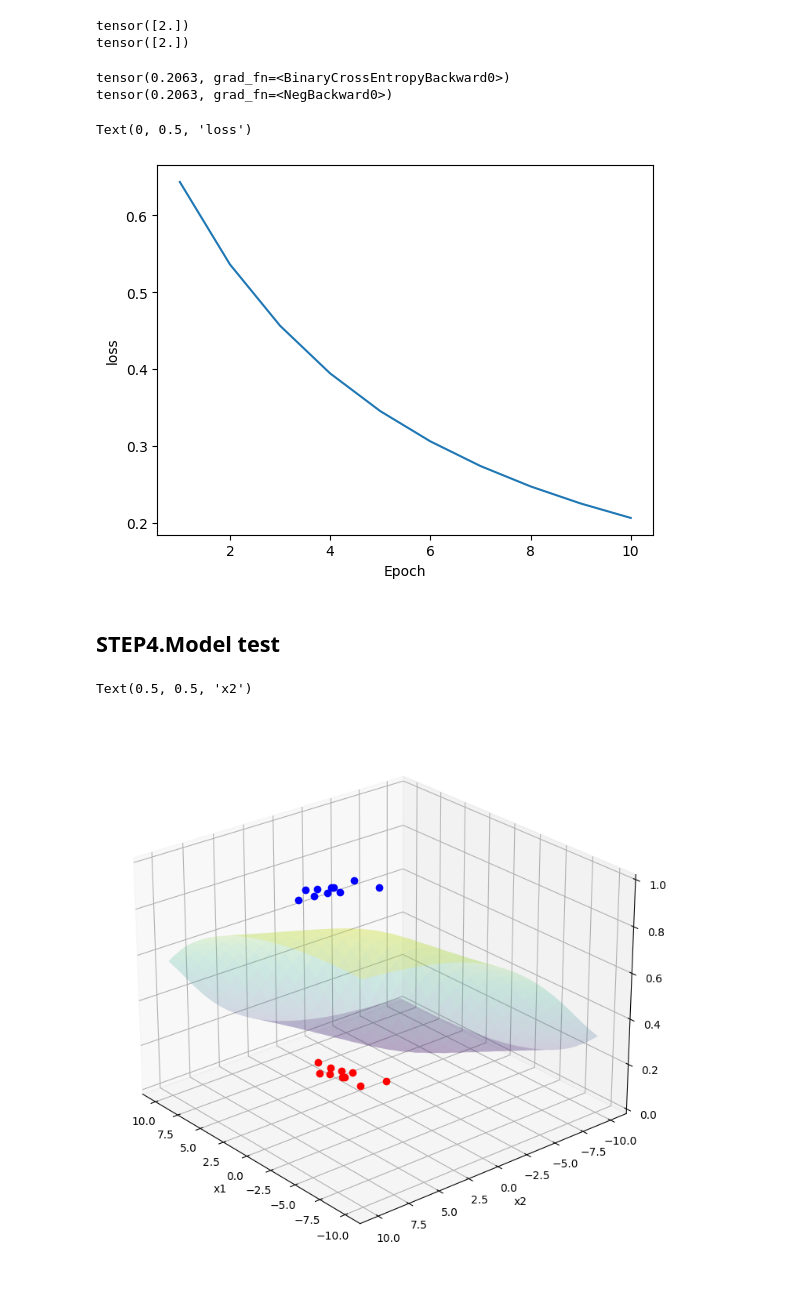
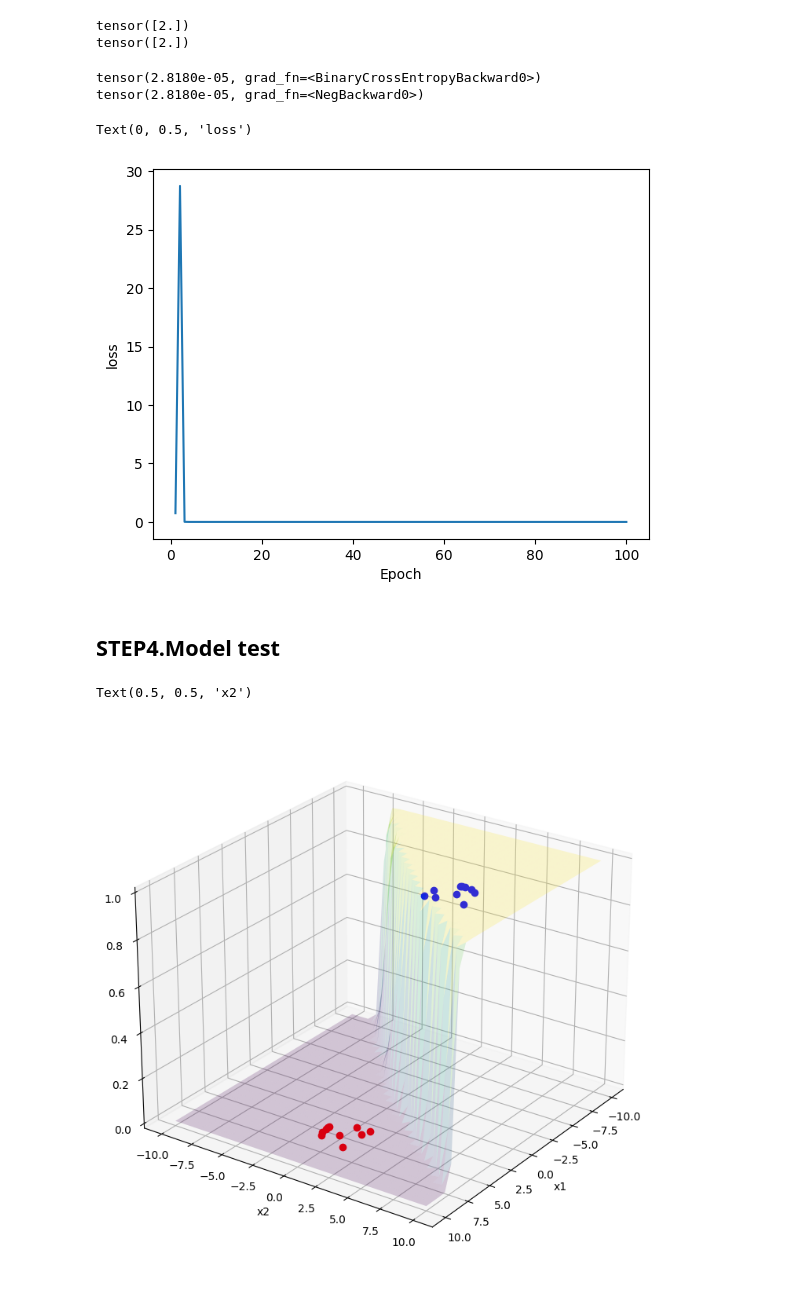
Before and after one commit to sokhan1/PYTHON, a Jupyter notebook: Binary_Classification.ipynb, the cells around one changed output. Cells and saved outputs as stored; diff of their text form; code cells hidden in the pictures.

```diff
--- a/Binary_Classification.ipynb
+++ b/Binary_Classification.ipynb
@@ -34,9 +34,9 @@ class MLP(nn.Module):
     def __init__(self):
         super().__init__()
 
-        self.testmodel = nn.Sequential(nn.Linear(2,100),
+        self.testmodel = nn.Sequential(nn.Linear(2,10000),
                                        nn.Sigmoid(),
-                                       nn.Linear(100,1), # This is binary classification that's why output node is 1
+                                       nn.Linear(10000,1), # This is binary classification that's why output node is 1
                                        nn.Sigmoid())
     def forward(self,x):
         x=self.testmodel(x)
@@ -62,7 +62,7 @@ from torch import optim
 import torch.nn.functional as F
 
 LR = 1e-1 #Learning Rate=LR
-EPOCH = 10
+EPOCH = 100
 
 optimizer = optim.SGD(testmodel.parameters(),lr=LR) # optim needs weight(parameter) and Learning Rate
 
@@ -115,44 +112,44 @@ tensor([2.])
 print(F.binary_cross_entropy(y_hat,y))
 print(-torch.sum(torch.log(y_hat**y*(1-y_hat)**(1-y))/N)) #binary_cross_entropy is mean value
 # %% [output]
-tensor(0.2063, grad_fn=<BinaryCrossEntropyBackward0>)
-tensor(0.2063, grad_fn=<NegBackward0>)
+tensor(2.8180e-05, grad_fn=<BinaryCrossEntropyBackward0>)
+tensor(2.8180e-05, grad_fn=<NegBackward0>)
 # %%
 plt.plot(range(1,EPOCH+1),loss_graph)
 plt.xlabel('Epoch')
 plt.ylabel('loss')
 # %% [output]
 Text(0, 0.5, 'loss')
-[figure, old version]
+[figure, new version]
 # %% [markdown]
 ## STEP4.Model test
 # %%
 x1_test=torch.linspace(-10,10,30)
 x2_test=torch.linspace(-10,10,30)
 X1_test, X2_test=torch.meshgrid(x1_test,x2_test)
 X_test=torch.cat([X1_test.unsqueeze(dim=2), X2_test.unsqueeze(dim=2)], dim=2)
 X_test.shape
 
 y_result=testmodel(X_test)
 y_hat.shape
 
 #Test not Training, eval is needed, for example DROP OUT
 testmodel.eval()  # In case of Drop Out, Test model and Training model are different that's why We need to use evaluation
 with torch.no_grad(): #Remove Grad, Because this is test
     y=testmodel(X_test)
     Y=y.squeeze() # Remove dimension
 
 plt.figure(figsize=[10,9]) # Graph of training datas
 ax = plt.axes(projection="3d")
-ax.view_init(elev=25, azim=140) # direction of angle
+ax.view_init(elev=25, azim=35) # direction of angle
 ax.plot_surface(X1_test, X2_test, Y.numpy(), cmap="viridis", alpha=0.2)
 plt.plot(class1_data[:,0], class1_data[:,1], class1_label.squeeze(),'bo')
 plt.plot(class2_data[:,0], class2_data[:,1], class2_label.squeeze(),'ro')
 plt.xlabel("x1")
 plt.ylabel("x2")
 # %% [output]
 Text(0.5, 0.5, 'x2')
-[figure, old version]
+[figure, new version]
 # %%
 import plotly.graph_objects as go #In this code, I can interact with graph
 
```
Also changed, not shown: parts of 3 cells of this notebook.
